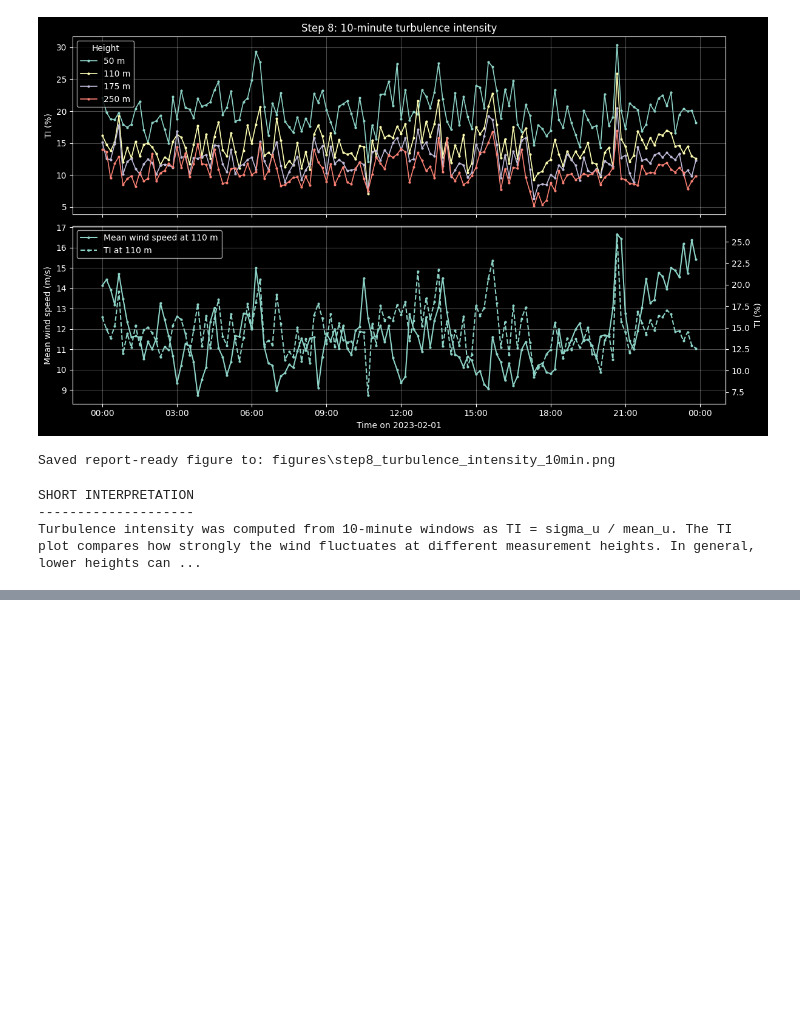
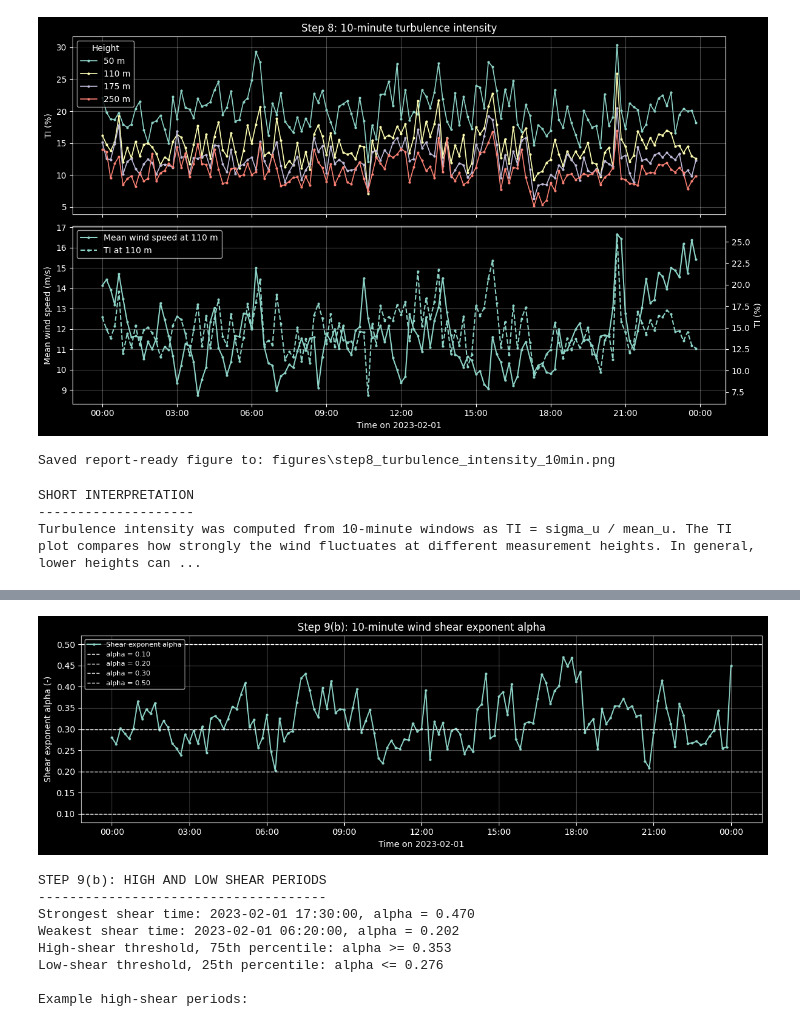
Before and after one commit to KaluInnocentOkoro/wind_physics_measurement_project, a Jupyter notebook: topic_2_energy_meteorology.ipynb, the cells around one changed output, grey strips where cells are left out. Cells and saved outputs as stored; diff of their text form; code cells hidden in the pictures; blank space fills up the shorter version.

Commit message:
Complete step 09 Dataset 2 notebook analysis

```diff
--- a/topic_2_energy_meteorology.ipynb
+++ b/topic_2_energy_meteorology.ipynb
@@ -1408,0 +1561,80 @@ Turbulence intensity was computed from 10-minute windows as TI = sigma_u / mean_
+# %%
+# ============================================================
+# 9(b) Plot alpha(t) and identify high/low shear periods
+# ============================================================
+# Here we plot the shear exponent alpha for the full day.
+#
+# We also add typical reference ranges from the lecture:
+# Very unstable / convective: alpha ≈ 0.05–0.10
+# Neutral:                  alpha ≈ 0.10–0.20
+# Weakly stable:            alpha ≈ 0.20–0.30
+# Stable:                   alpha ≈ 0.30–0.50
+# Very stable / LLJ:        alpha ≈ 0.50–0.80 or higher
+#
+# These ranges help us interpret atmospheric stability.
+
+fig, ax = plt.subplots(figsize=(12, 4))
+
+ax.plot(
+    shear_df.index,
+    shear_df["alpha"],
+    linewidth=1.4,
+    marker="o",
+    markersize=2,
+    label="Shear exponent alpha"
+)
+
+# Reference lines
+ax.axhline(0.10, linestyle="--", linewidth=1, label="alpha = 0.10")
+ax.axhline(0.20, linestyle="--", linewidth=1, label="alpha = 0.20")
+ax.axhline(0.30, linestyle="--", linewidth=1, label="alpha = 0.30")
+ax.axhline(0.50, linestyle="--", linewidth=1, label="alpha = 0.50")
+
+ax.set_title("Step 9(b): 10-minute wind shear exponent alpha")
+ax.set_ylabel("Shear exponent alpha (-)")
+ax.set_xlabel("Time on 2023-02-01")
+ax.legend(fontsize=8)
+ax.grid(True, alpha=0.3)
+
+ax.xaxis.set_major_formatter(mdates.DateFormatter("%H:%M"))
+
+plt.tight_layout()
+plt.show()
+
+
+# Identify strongest and weakest shear periods
+alpha_max_time = shear_df["alpha"].idxmax()
+alpha_min_time = shear_df["alpha"].idxmin()
+
+alpha_max = shear_df.loc[alpha_max_time, "alpha"]
+alpha_min = shear_df.loc[alpha_min_time, "alpha"]
+
+# Also identify high and low shear using percentiles
+alpha_high_threshold = shear_df["alpha"].quantile(0.75)
+alpha_low_threshold = shear_df["alpha"].quantile(0.25)
+
+high_shear_periods = shear_df[shear_df["alpha"] >= alpha_high_threshold].copy()
+low_shear_periods = shear_df[shear_df["alpha"] <= alpha_low_threshold].copy()
+
+print("\nSTEP 9(b): HIGH AND LOW SHEAR PERIODS")
+print("-------------------------------------")
+print(f"Strongest shear time: {alpha_max_time}, alpha = {alpha_max:.3f}")
+print(f"Weakest shear time: {alpha_min_time}, alpha = {alpha_min:.3f}")
+print(f"High-shear threshold, 75th percentile: alpha >= {alpha_high_threshold:.3f}")
+print(f"Low-shear threshold, 25th percentile: alpha <= {alpha_low_threshold:.3f}")
+
+print("\nExample high-shear periods:")
+display(high_shear_periods.head())
+
+print("\nExample low-shear periods:")
+display(low_shear_periods.head())
+# %% [output]
+[figure, added]
+STEP 9(b): HIGH AND LOW SHEAR PERIODS
+-------------------------------------
+Strongest shear time: 2023-02-01 17:30:00, alpha = 0.470
+Weakest shear time: 2023-02-01 06:20:00, alpha = 0.202
+High-shear threshold, 75th percentile: alpha >= 0.353
+Low-shear threshold, 25th percentile: alpha <= 0.276
+
+Example high-shear periods:
```
Also changed, not shown: parts of 12 cells of this notebook.
